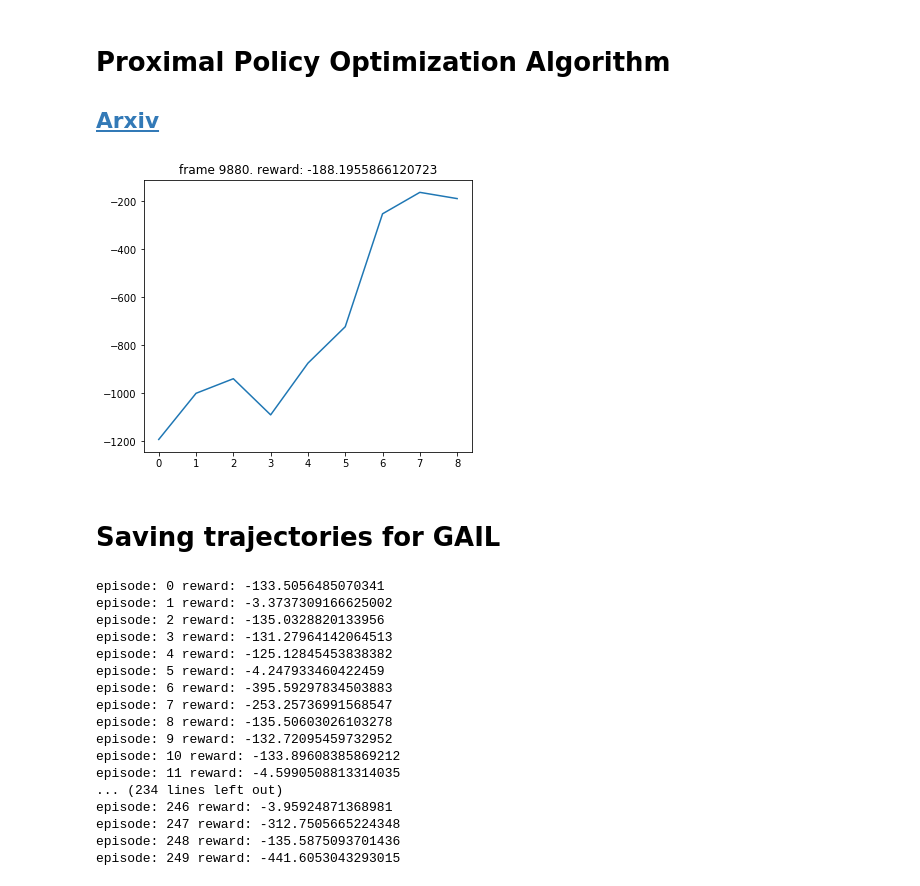
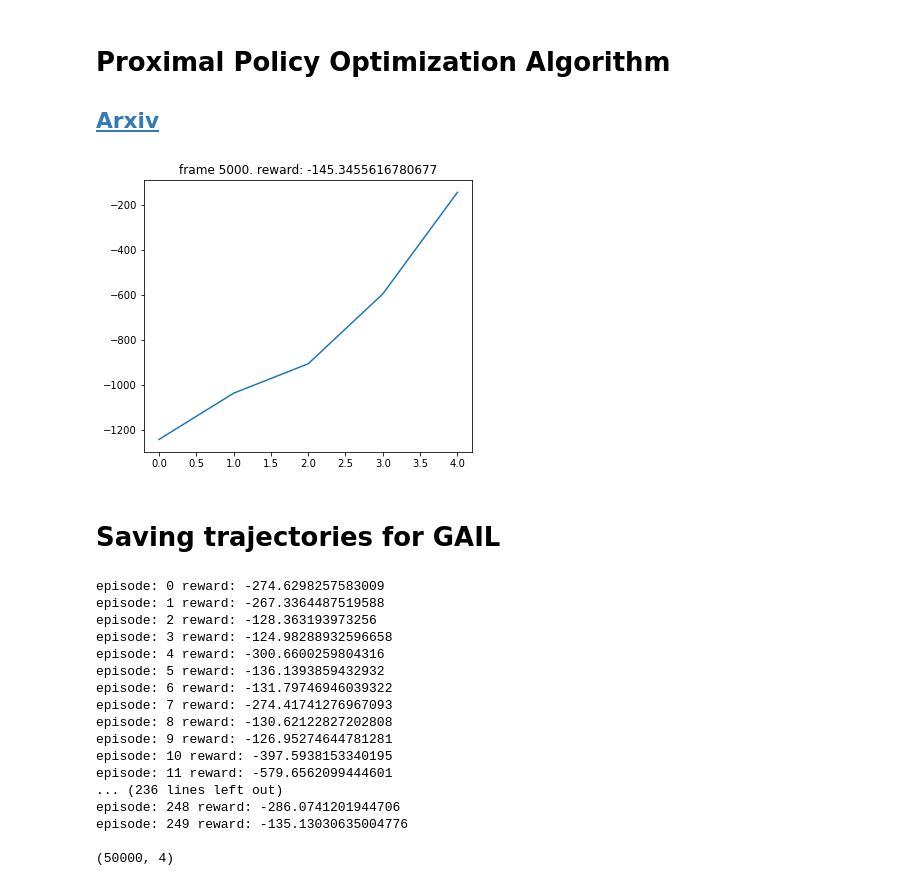
Before and after one commit to higgsfield-ai/higgsfield, a Jupyter notebook: 3.ppo.ipynb, the cells around one changed output. Saved outputs shown, nothing was run; the diff lists cells and outputs as text; code cells hidden in the pictures.

```diff
--- a/3.ppo.ipynb
+++ b/3.ppo.ipynb
@@ -64,7 +64,7 @@ class ActorCritic(nn.Module):
         )
         self.log_std = nn.Parameter(torch.ones(1, num_outputs) * std)
 
-        self.apply(init_weights)
+        # self.apply(init_weights)
 
     def forward(self, x):
         value = self.critic(x)
@@ -112,9 +112,10 @@ def compute_gae(next_value, rewards, masks, values, gamma=0.99, tau=0.95):
 # %%
 def ppo_iter(mini_batch_size, states, actions, log_probs, returns, advantage):
     batch_size = states.size(0)
-    for _ in range(batch_size // mini_batch_size):
-        rand_ids = np.random.randint(0, batch_size, mini_batch_size)
-        yield states[rand_ids, :], actions[rand_ids, :], log_probs[rand_ids, :], returns[rand_ids, :], advantage[rand_ids, :]
+    ids = np.random.permutation(batch_size)
+    ids = np.split(ids[:batch_size // mini_batch_size * mini_batch_size], batch_size // mini_batch_size)
+    for i in range(len(ids)):
+        yield states[ids[i], :], actions[ids[i], :], log_probs[ids[i], :], returns[ids[i], :], advantage[ids[i], :]
 
 
 
@@ -142,11 +143,11 @@ num_inputs  = envs.observation_space.shape[0]
 num_outputs = envs.action_space.shape[0]
 
 #Hyper params:
-hidden_size      = 256
-lr               = 3e-4
-num_steps        = 20
-mini_batch_size  = 5
-ppo_epochs       = 4
+hidden_size      = 32
+lr               = 1e-3
+num_steps        = 128
+mini_batch_size  = 256
+ppo_epochs       = 30
 threshold_reward = -200
 
 model = ActorCritic(num_inputs, num_outputs, hidden_size).to(device)
@@ -168,7 +169,7 @@ while frame_idx < max_frames and not early_stop:
     rewards   = []
     masks     = []
     entropy = 0
-
+    state = envs.reset()
     for _ in range(num_steps):
         state = torch.FloatTensor(state).to(device)
         dist, value = model(state)
@@ -182,35 +183,35 @@ while frame_idx < max_frames and not early_stop:
         log_probs.append(log_prob)
         values.append(value)
         rewards.append(torch.FloatTensor(reward).unsqueeze(1).to(device))
         masks.append(torch.FloatTensor(1 - done).unsqueeze(1).to(device))
 
         states.append(state)
         actions.append(action)
 
         state = next_state
         frame_idx += 1
 
         if frame_idx % 1000 == 0:
             test_reward = np.mean([test_env() for _ in range(10)])
             test_rewards.append(test_reward)
             plot(frame_idx, test_rewards)
-            if test_reward > threshold_reward: early_stop = True
+            #if test_reward > threshold_reward: early_stop = True
 
 
     next_state = torch.FloatTensor(next_state).to(device)
     _, next_value = model(next_state)
     returns = compute_gae(next_value, rewards, masks, values)
 
     returns   = torch.cat(returns).detach()
     log_probs = torch.cat(log_probs).detach()
     values    = torch.cat(values).detach()
     states    = torch.cat(states)
     actions   = torch.cat(actions)
     advantage = returns - values
 
     ppo_update(ppo_epochs, mini_batch_size, states, actions, log_probs, returns, advantage)
 # %% [output]
-[figure, old version]
+[figure, new version]
 # %% [markdown]
 <h1>Saving trajectories for GAIL</h1>
 # %%
@@ -246,20 +247,20 @@ print(expert_traj.shape)
 print()
 np.save("expert_traj.npy", expert_traj)
 # %% [output]
-episode: 0 reward: -133.5056485070341
-episode: 1 reward: -3.3737309166625002
-episode: 2 reward: -135.0328820133956
-episode: 3 reward: -131.27964142064513
-episode: 4 reward: -125.12845453838382
-episode: 5 reward: -4.247933460422459
-episode: 6 reward: -395.59297834503883
-episode: 7 reward: -253.25736991568547
-episode: 8 reward: -135.50603026103278
-episode: 9 reward: -132.72095459732952
-episode: 10 reward: -133.89608385869212
-episode: 11 reward: -4.5990508813314035
-... (234 lines left out)
-episode: 246 reward: -3.95924871368981
-episode: 247 reward: -312.7505665224348
-episode: 248 reward: -135.5875093701436
-episode: 249 reward: -441.6053043293015
+episode: 0 reward: -274.6298257583009
+episode: 1 reward: -267.3364487519588
+episode: 2 reward: -128.363193973256
+episode: 3 reward: -124.98288932596658
+episode: 4 reward: -300.6600259804316
+episode: 5 reward: -136.1393859432932
+episode: 6 reward: -131.79746946039322
+episode: 7 reward: -274.41741276967093
+episode: 8 reward: -130.62122827202808
+episode: 9 reward: -126.95274644781281
+episode: 10 reward: -397.5938153340195
+episode: 11 reward: -579.6562099444601
+... (236 lines left out)
+episode: 248 reward: -286.0741201944706
+episode: 249 reward: -135.13030635004776
+
+(50000, 4)
```
Also changed, not shown: 1 other file.
